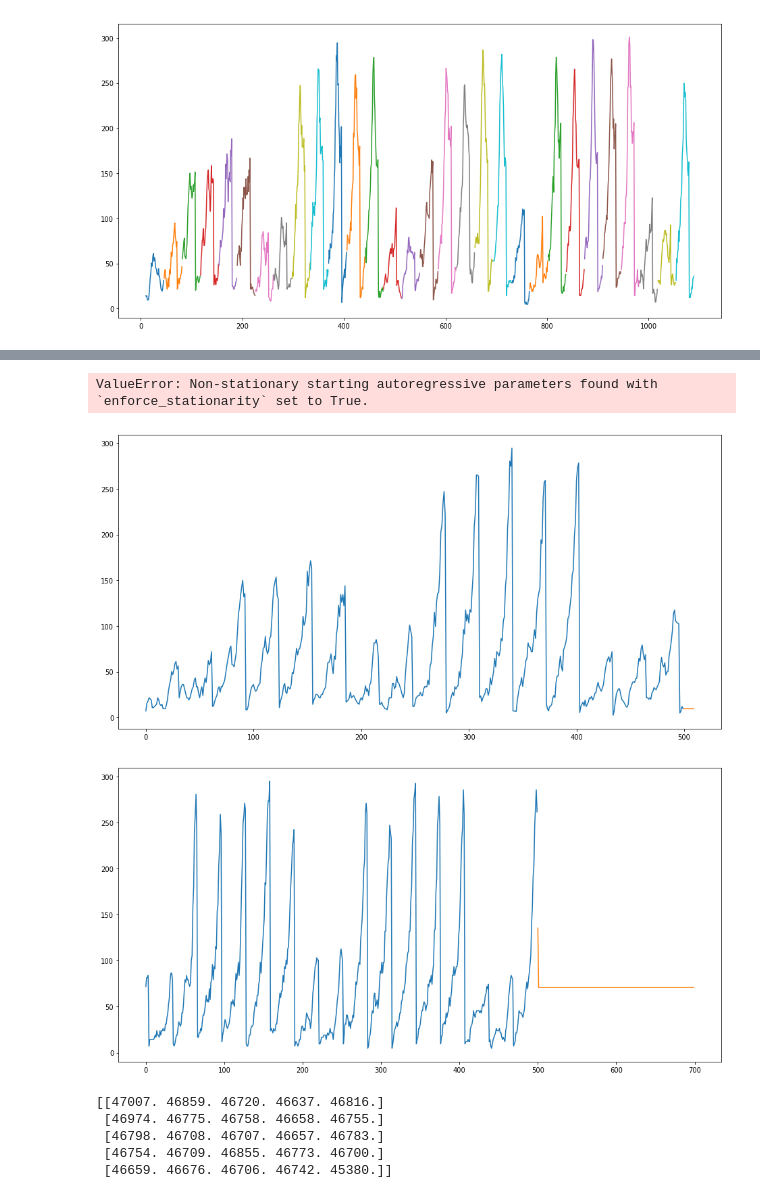
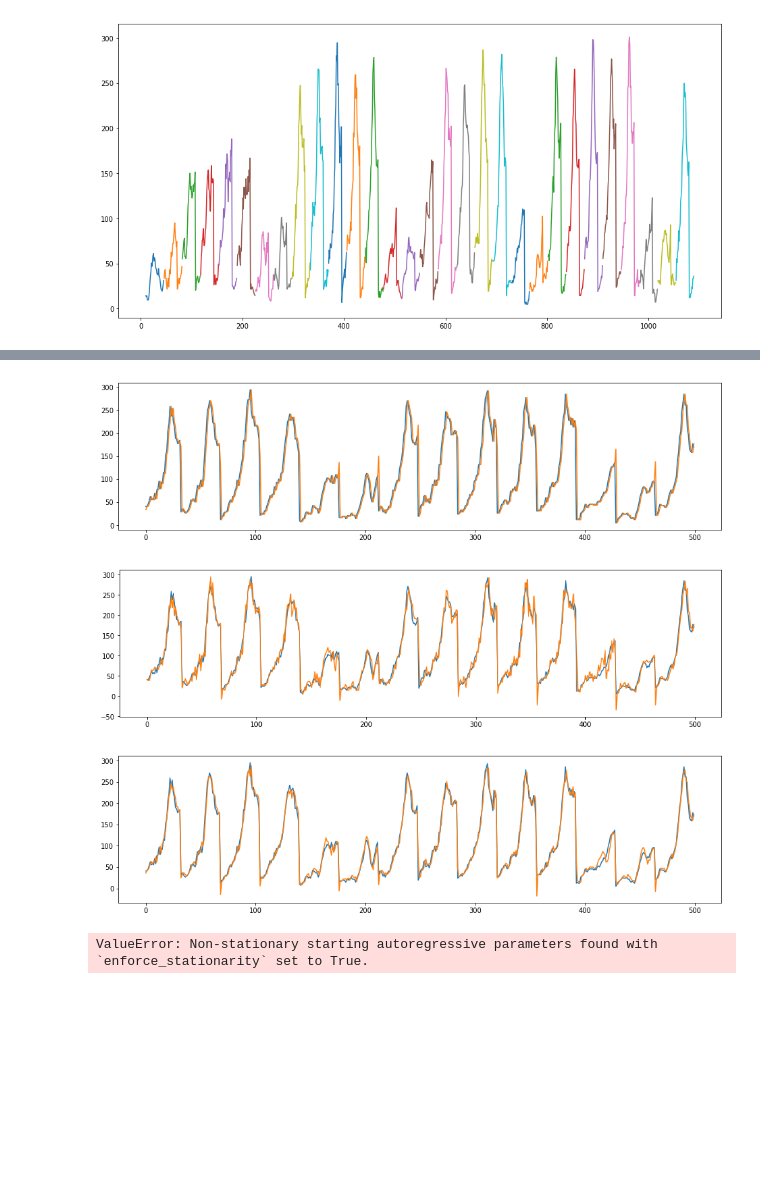
Before and after one commit to victorchan314/arterial_traffic_flow_predictor, a Jupyter notebook: ipynb/armax.ipynb, the cells around one changed output, grey strips where cells are left out. Cells and saved outputs as stored; diff of their text form; code cells hidden in the pictures; blank space fills up the shorter version.

```diff
--- a/ipynb/armax.ipynb
+++ b/ipynb/armax.ipynb
@@ -287,9 +303,6 @@ for pred in preds:
 # %%
 def plot_fitted_values(x, results, n=500):
-    plt.figure(figsize=(16, 8))
+    plt.figure(figsize=(16, 4))
     plt.plot(x[-n:])
     plt.plot(results.fittedvalues[-n:])
     plt.show()
-# %%
-for result in res:
-    plot_fitted_values(x, result)
@@ -307,3 +309,11 @@ for result in res:
+# %%
+plot_fitted_values(x, armax_results)
+plot_fitted_values(x, six_results)
+plot_fitted_values(x, sarimax_results)
+# %% [output]
+[figure, added]
+[figure, added]
+[figure, added]
 # %%
 res_online = []
 preds_online = []
@@ -314,19 +324,3 @@ for order, seasonal_order in orders:
     preds_online.append(predictions)
 # %% [output]
 ValueError: Non-stationary starting autoregressive parameters found with `enforce_stationarity` set to True.
-# %%
-plt.figure(figsize=(16, 8))
-plt.plot(np.arange(x_0_0.shape[0]), x_0_0)
-plt.plot(np.arange(x_0_0.shape[0], x_0_0.shape[0] + 10), results.forecast(10, Dynamic=True))
-plt.show()
-# %% [output]
-[figure, removed]
-# %%
-model = ARMA(x, (0, 1, 0, 217))
-results = model.fit()
-plt.figure(figsize=(16, 8))
-plt.plot(np.arange(500), x[-500:])
-plt.plot(np.arange(500, 700), results.forecast(200)[0])
-plt.show()
-# %% [output]
-[figure, removed]
@@ -343,17 +326,0 @@ plt.show()
-# %%
-z = np.zeros((5, 5))
-
-for order in arma_model._armax_models:
-    m = arma_model._armax_models[order]
-    z[order[0]-1, order[1]-1] = m.sse
-#     print(m.aic)
-#     print(m.bic)
-#     print(m.sse)
-
-print(np.round(z))
-# %% [output]
-[[47007. 46859. 46720. 46637. 46816.]
- [46974. 46775. 46758. 46658. 46755.]
- [46798. 46708. 46707. 46657. 46783.]
- [46754. 46709. 46855. 46773. 46700.]
- [46659. 46676. 46706. 46742. 45380.]]
```
Also changed, not shown: parts of 31 cells of this notebook.
